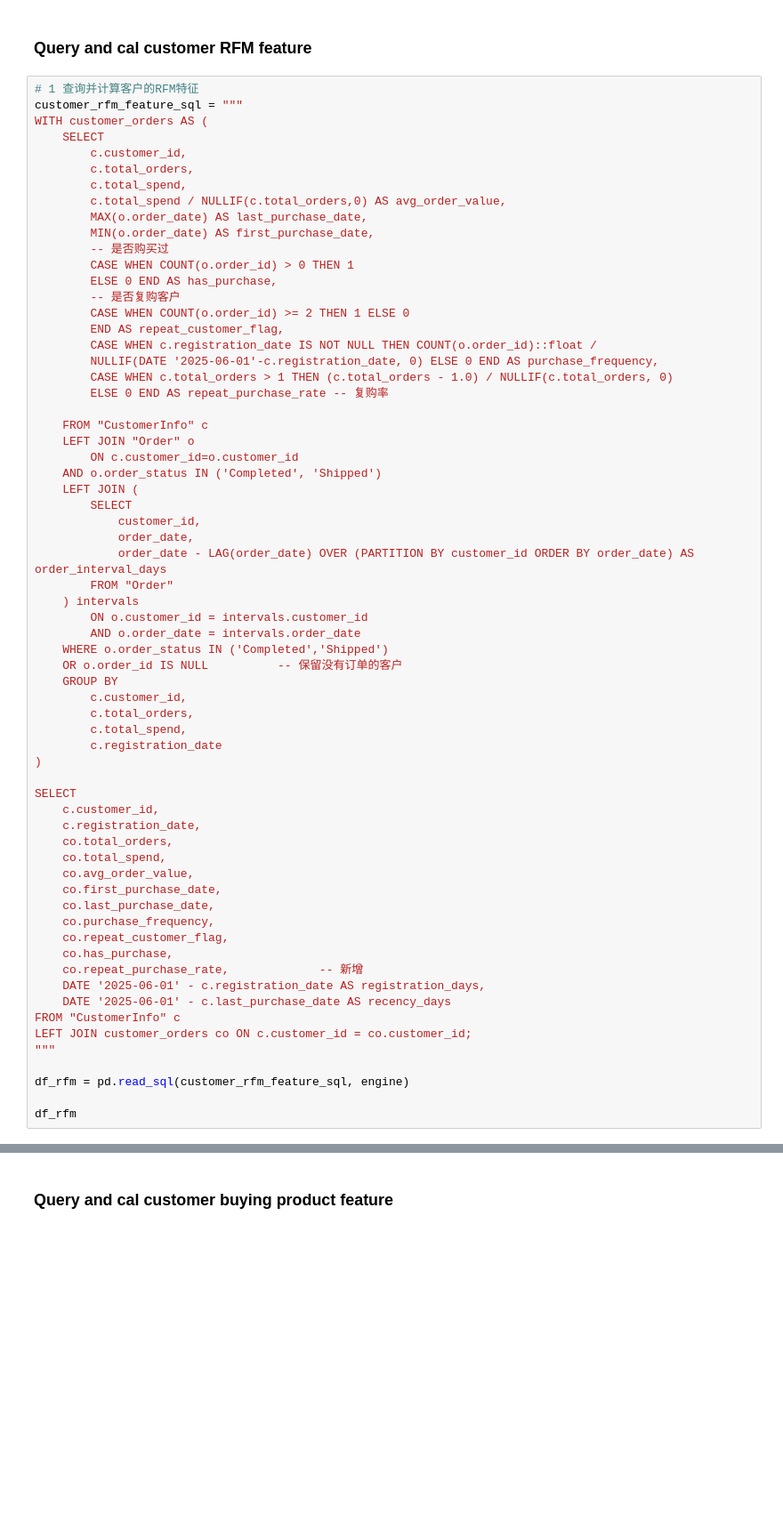
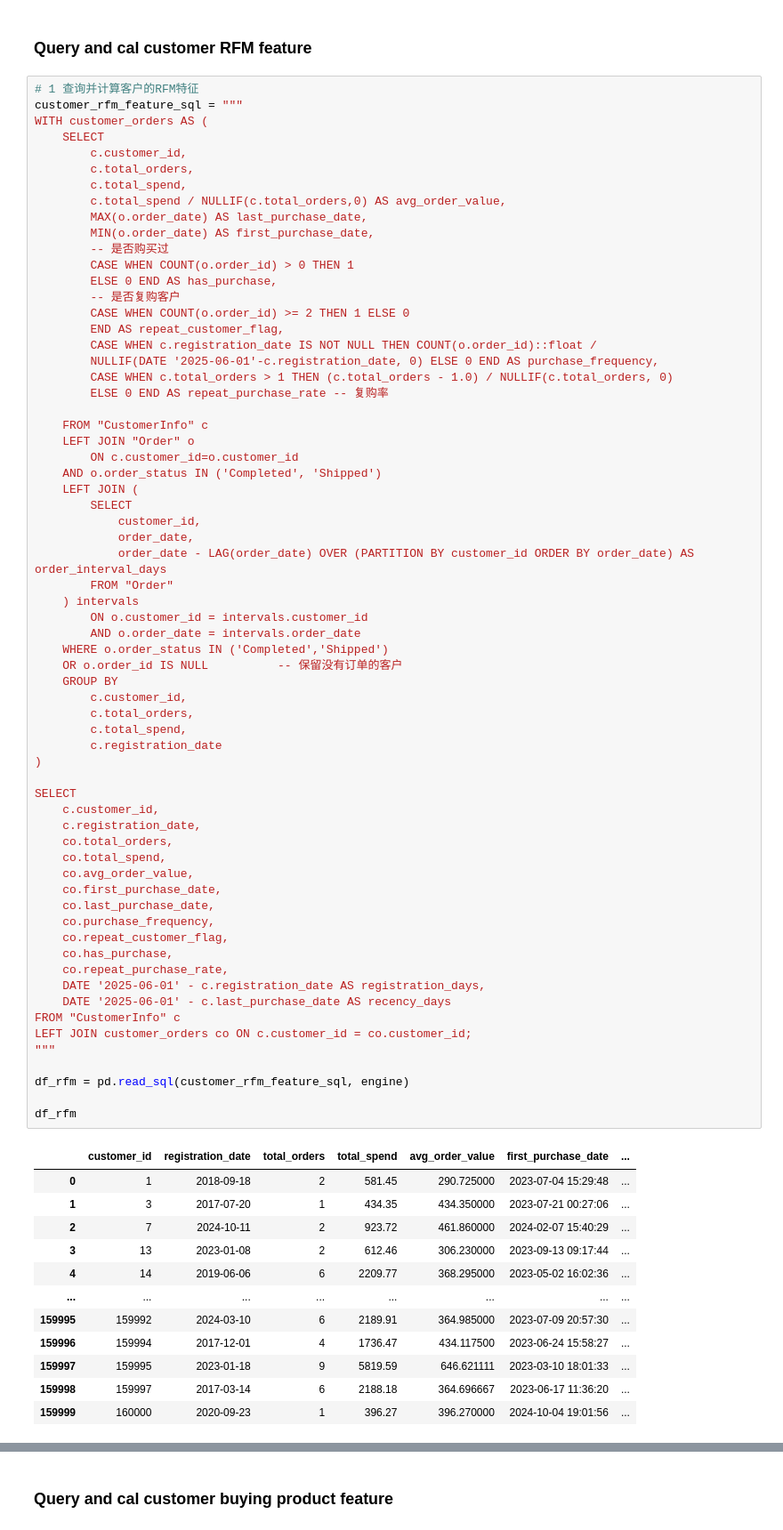
Before and after one commit to kuaiquchifan/eyewear-sales-analytics, a Jupyter notebook: 4-customer-segmentation/4-1-customer-segmentation-v3-k=5.ipynb, the cells around one changed output, grey strips where cells are left out. Shown at 89% size. Saved outputs shown, nothing was run; the diff lists cells and outputs as text; blank space fills up the shorter version.

Commit message:
update customer segmentation k=5 with data visualization script

```diff
--- a/4-customer-segmentation/4-1-customer-segmentation-v3-k=5.ipynb
+++ b/4-customer-segmentation/4-1-customer-segmentation-v3-k=5.ipynb
@@ -54,31 +54,44 @@ WITH customer_orders AS (
         AND o.order_date = intervals.order_date
     WHERE o.order_status IN ('Completed','Shipped')
     OR o.order_id IS NULL          -- 保留没有订单的客户
     GROUP BY
         c.customer_id,
         c.total_orders,
         c.total_spend,
         c.registration_date
 )
 
 SELECT
     c.customer_id,
     c.registration_date,
     co.total_orders,
     co.total_spend,
     co.avg_order_value,
     co.first_purchase_date,
     co.last_purchase_date,
     co.purchase_frequency,
     co.repeat_customer_flag,
     co.has_purchase,
-    co.repeat_purchase_rate,             -- 新增
+    co.repeat_purchase_rate,
     DATE '2025-06-01' - c.registration_date AS registration_days,
     DATE '2025-06-01' - c.last_purchase_date AS recency_days
 FROM "CustomerInfo" c
 LEFT JOIN customer_orders co ON c.customer_id = co.customer_id;
 """
 
 df_rfm = pd.read_sql(customer_rfm_feature_sql, engine)
 
 df_rfm
+# %% [output]
+|  | customer_id | registration_date | total_orders | total_spend | avg_order_value | first_purchase_date | ... |
+| 0 | 1 | 2018-09-18 | 2 | 581.45 | 290.725000 | 2023-07-04 15:29:48 | ... |
+| 1 | 3 | 2017-07-20 | 1 | 434.35 | 434.350000 | 2023-07-21 00:27:06 | ... |
+| 2 | 7 | 2024-10-11 | 2 | 923.72 | 461.860000 | 2024-02-07 15:40:29 | ... |
+| 3 | 13 | 2023-01-08 | 2 | 612.46 | 306.230000 | 2023-09-13 09:17:44 | ... |
+| 4 | 14 | 2019-06-06 | 6 | 2209.77 | 368.295000 | 2023-05-02 16:02:36 | ... |
+| ... | ... | ... | ... | ... | ... | ... | ... |
+| 159995 | 159992 | 2024-03-10 | 6 | 2189.91 | 364.985000 | 2023-07-09 20:57:30 | ... |
+| 159996 | 159994 | 2017-12-01 | 4 | 1736.47 | 434.117500 | 2023-06-24 15:58:27 | ... |
+| 159997 | 159995 | 2023-01-18 | 9 | 5819.59 | 646.621111 | 2023-03-10 18:01:33 | ... |
+| 159998 | 159997 | 2017-03-14 | 6 | 2188.18 | 364.696667 | 2023-06-17 11:36:20 | ... |
+| 159999 | 160000 | 2020-09-23 | 1 | 396.27 | 396.270000 | 2024-10-04 19:01:56 | ... |
```
Also changed, not shown: parts of 25 cells of this notebook.
